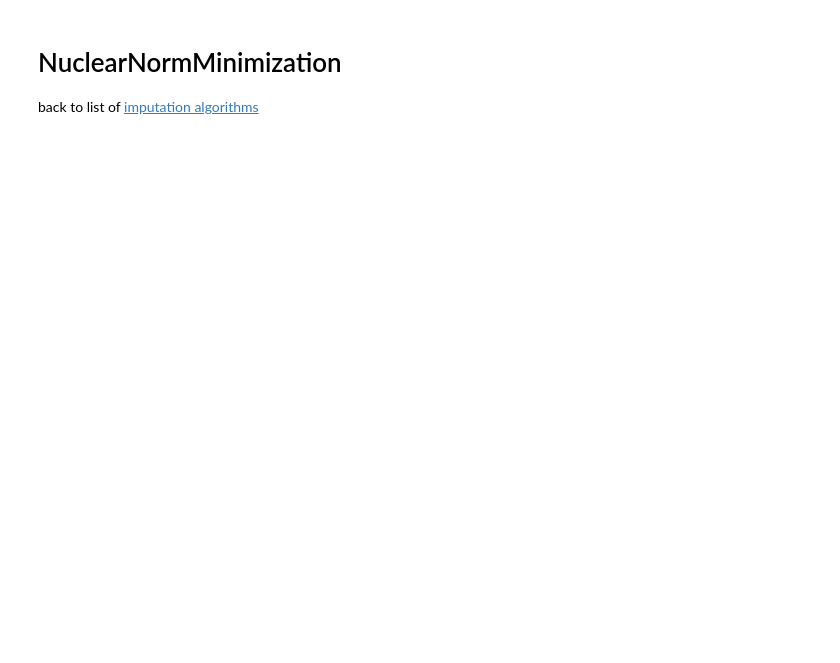
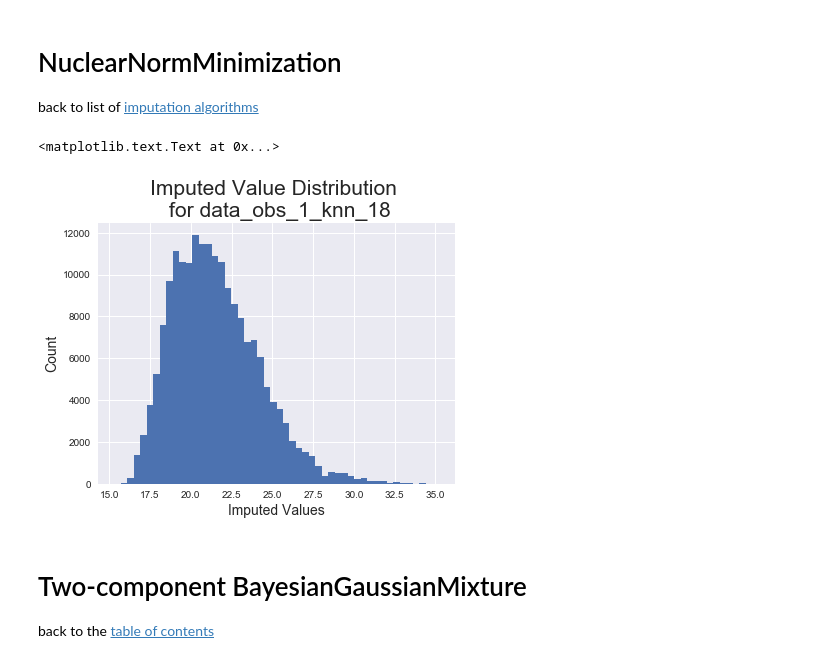
Before and after one commit to SVAI-Dream/dreamchallenge, a Jupyter notebook: nci-cptac-dream/notebook/Explore_DREAM_data-joytafty.ipynb, the cells around one changed output. Cells and saved outputs as stored; diff of their text form; code cells hidden in the pictures; blank space fills up the shorter version.

```diff
--- a/nci-cptac-dream/notebook/Explore_DREAM_data-joytafty.ipynb
+++ b/nci-cptac-dream/notebook/Explore_DREAM_data-joytafty.ipynb
@@ -502,6 +507,7 @@ def _normalize_by_sample(obs):
     return out
 
 biscaler = BiScaler()
+ground_truth_normalized = biscaler.fit_transform(ground_truth_mat)
 for obs_name, obs_df in sample_dict.items():
     obs_name = obs_name.replace('.txt', '')
     obs = obs_df[sample_cols].as_matrix()
@@ -515,9 +521,10 @@ for obs_name, obs_df in sample_dict.items():
     #     by_sample_soft_imputed = SoftImpute().complete(sample_normalized)
 
     # BiScaler Normalization : rescale both rows and columns to have zero mean and unit variance
-    obs_normalized = biscaler.fit_transform(obs)
+    obs_normalized = ground_truth_normalized.copy()
+    obs_normalized[np.isnan(obs)] = np.nan
     mask = np.isnan(obs_normalized)
-    result = SoftImpute().complete(obs_normalized)
+    result = biscaler.inverse_transform(SoftImpute().complete(obs_normalized))
     soft_imputed = pd.DataFrame(result, columns=sample_cols)
     soft_imputed['Gene_ID'] = obs_df['Gene_ID']
     key_name = '{}_soft_imputed'.format(obs_name)
@@ -552,7 +559,7 @@ back to list of [imputation algorithms](#impute_experiments)
 # %%
 # # IterativeSVD
 from fancyimpute import IterativeSVD
-for obs_name, obs_df in smple_dict.items():
+for obs_name, obs_df in sample_dict.items():
     obs_name = obs_name.replace('.txt', '')
     obs = obs_df[sample_cols].as_matrix()
     mask = np.isnan(obs)
@@ -573,7 +599,7 @@ back to list of [imputation algorithms](#impute_experiments)
 # MICE (Multiple Imputation by Chained Equations)
 # https://www.ncbi.nlm.nih.gov/pmc/articles/PMC3074241/
 from fancyimpute import MICE, BayesianRidgeRegression
-for obs_name, obs_df in smple_dict.items():
+for obs_name, obs_df in sample_dict.items():
     obs_name = obs_name.replace('.txt', '')
     obs = obs_df[sample_cols].as_matrix()
     mask = np.isnan(obs)
@@ -581,5 +607,8 @@ for obs_name, obs_df in smple_dict.items():
     MICE_imputed = pd.DataFrame(result, columns=sample_cols)
     MICE_imputed['Gene_ID'] = obs_df['Gene_ID']
     key_name = '{}_MICE'.format(obs_name)
-    data_dict[key_name] = iterSVD_imputed
+    data_dict[key_name] = MICE_imputed
     print("MICE for sample normalized {}, completed".format(obs_name))
+
+    mae[key_name] =  masked_mae(X_true=ground_truth_mat, X_pred=result, mask=mask)
+    mse[key_name] =  masked_mse(X_true=ground_truth_mat, X_pred=result, mask=mask)
@@ -595,3 +642,49 @@ for obs_name, obs_df in sample_dict.items():
     nnm_filled = NuclearNormMinimization().complete(obs)
     data_dict['nnm_{}'.format(obs_name)] = nnm_filled
     print("NNM est for {} completed".format(obs_name))
+# %%
+# Save and Visualize Fancy Impute Results
+def save_impute_result(data_dict):
+    import os
+    imputation_result_dir = '../data/fancy_impute_result/'
+    if not os.path.isdir(imputation_result_dir):
+        os.mkdir(imputation_result_dir)
+
+    imputed_dict = {k:v for (k,v) in data_dict.items() if '.txt' not in k}
+    for res_name, result in imputed_dict.items():
+        print("Saving {}".format(res_name))
+        result[ground_truth.columns].to_csv(
+                  os.path.join('../data/fancy_impute_result/',
+                               '{}.csv'.format(res_name)
+                              )
+                  , index=False
+                 )
+
+import re
+imputed_dict = OrderedDict({k:v for (k,v) in data_dict.items() if '.txt' not in k})
+# Different between ground truth and imputed
+imputed_keys = list(imputed_dicts.keys())
+random_idx = random.choice(range(len(imputed_dict.keys())))
+random_key = imputed_keys[random_idx]
+random_df = imputed_dict[random_key]
+sample_idx = re.match("^data_obs_(\d+)_(.*)", random_key).group(1)
+
+obs_test = sample_dict['data_obs_{}.txt'.format(sample_idx)][ground_truth.columns]
+impute_test = imputed_dict[random_key][ground_truth.columns]
+
+ft = 14
+fig, ax = plt.subplots(figsize=(6.4, 4.8))
+plt.hist(
+    impute_test[sample_cols].as_matrix()[np.isnan(obs_test[sample_cols].as_matrix())],
+    bins=50
+)
+ax.set_xlabel('Imputed Values', fontsize=ft)
+ax.set_ylabel('Count', fontsize=ft)
+ax.set_title('Imputed Value Distribution \n for {}'.format(random_key), fontsize=round(1.5*ft))
+# %% [output]
+<matplotlib.text.Text at 0x...>
+[figure, added]
+# %% [markdown]
+<a id="2modegmm"></a>
+# Two-component BayesianGaussianMixture
+back to the [table of contents](#tableofcontents)
```
Also changed, not shown: parts of 17 cells of this notebook.
